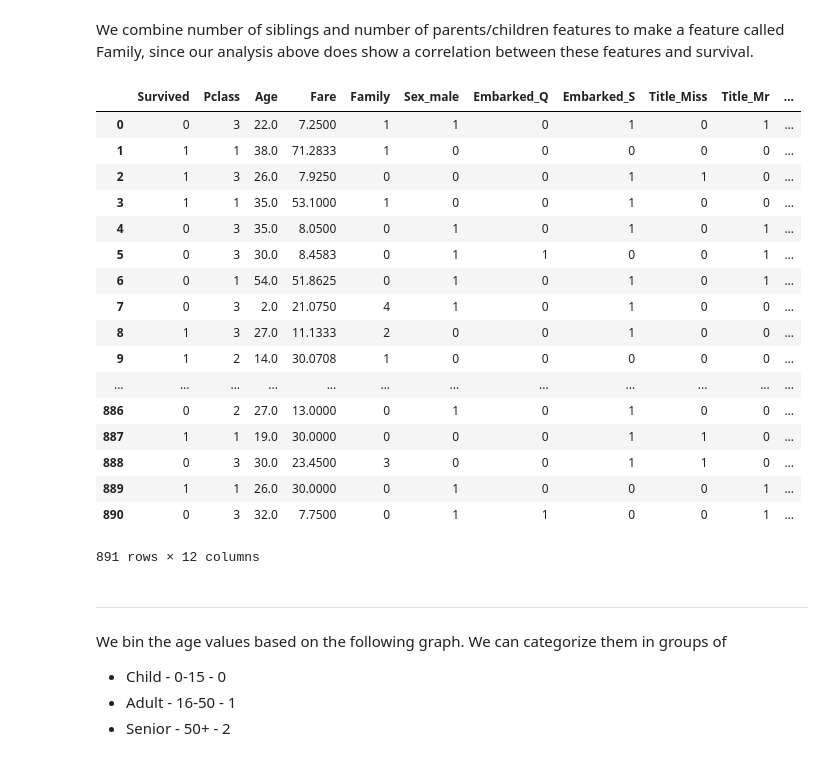
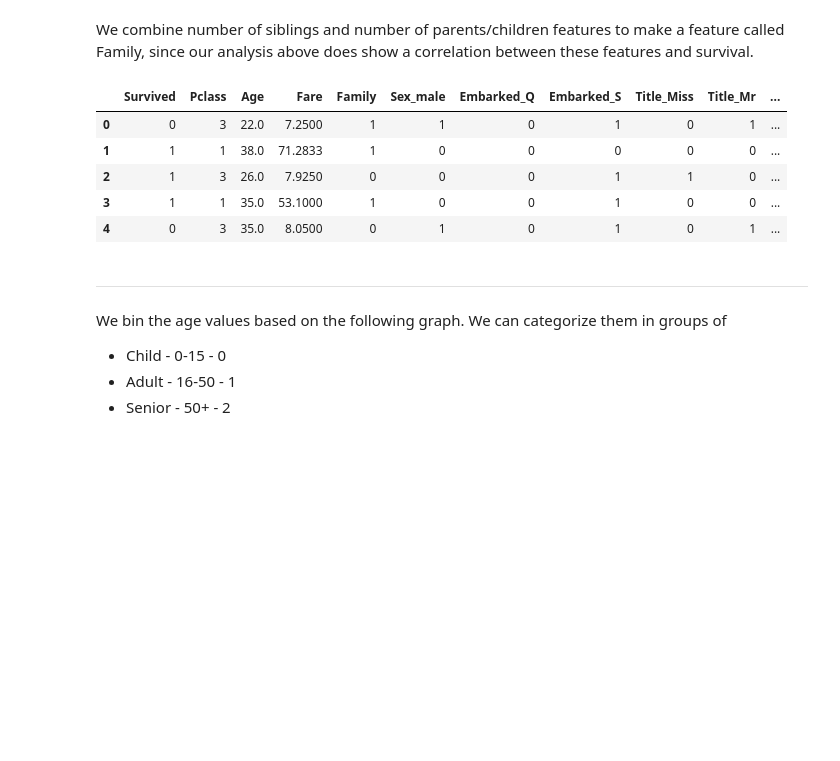
Before and after one commit to madhavhugar/Kaggle-Challenges, a Jupyter notebook: titanic-survival/src/analysis/titanic-survival-notebook.ipynb, the cells around one changed output. Cells and saved outputs as stored; diff of their text form; code cells hidden in the pictures; blank space fills up the shorter version.

```diff
--- a/titanic-survival/src/analysis/titanic-survival-notebook.ipynb
+++ b/titanic-survival/src/analysis/titanic-survival-notebook.ipynb
@@ -244,25 +244,14 @@ We combine number of siblings and number of parents/children features to make a
 # %%
 titanic_train.combine_family_features()
 titanic_train.get_dummies_categorical_features()
+titanic_train.display_head()
 # %% [output]
 |  | Survived | Pclass | Age | Fare | Family | Sex_male | Embarked_Q | Embarked_S | Title_Miss | Title_Mr | ... |
 | 0 | 0 | 3 | 22.0 | 7.2500 | 1 | 1 | 0 | 1 | 0 | 1 | ... |
 | 1 | 1 | 1 | 38.0 | 71.2833 | 1 | 0 | 0 | 0 | 0 | 0 | ... |
 | 2 | 1 | 3 | 26.0 | 7.9250 | 0 | 0 | 0 | 1 | 1 | 0 | ... |
 | 3 | 1 | 1 | 35.0 | 53.1000 | 1 | 0 | 0 | 1 | 0 | 0 | ... |
 | 4 | 0 | 3 | 35.0 | 8.0500 | 0 | 1 | 0 | 1 | 0 | 1 | ... |
-| 5 | 0 | 3 | 30.0 | 8.4583 | 0 | 1 | 1 | 0 | 0 | 1 | ... |
-| 6 | 0 | 1 | 54.0 | 51.8625 | 0 | 1 | 0 | 1 | 0 | 1 | ... |
-| 7 | 0 | 3 | 2.0 | 21.0750 | 4 | 1 | 0 | 1 | 0 | 0 | ... |
-| 8 | 1 | 3 | 27.0 | 11.1333 | 2 | 0 | 0 | 1 | 0 | 0 | ... |
-| 9 | 1 | 2 | 14.0 | 30.0708 | 1 | 0 | 0 | 0 | 0 | 0 | ... |
-| ... | ... | ... | ... | ... | ... | ... | ... | ... | ... | ... | ... |
-| 886 | 0 | 2 | 27.0 | 13.0000 | 0 | 1 | 0 | 1 | 0 | 0 | ... |
-| 887 | 1 | 1 | 19.0 | 30.0000 | 0 | 0 | 0 | 1 | 1 | 0 | ... |
-| 888 | 0 | 3 | 30.0 | 23.4500 | 3 | 0 | 0 | 1 | 1 | 0 | ... |
-| 889 | 1 | 1 | 26.0 | 30.0000 | 0 | 1 | 0 | 0 | 0 | 1 | ... |
-| 890 | 0 | 3 | 32.0 | 7.7500 | 0 | 1 | 1 | 0 | 0 | 1 | ... |
-891 rows × 12 columns
 # %% [markdown]
 ---
 We bin the age values based on the following graph. We can categorize them in groups of
```
Also changed, not shown: parts of 6 cells of this notebook, 1 other file.
